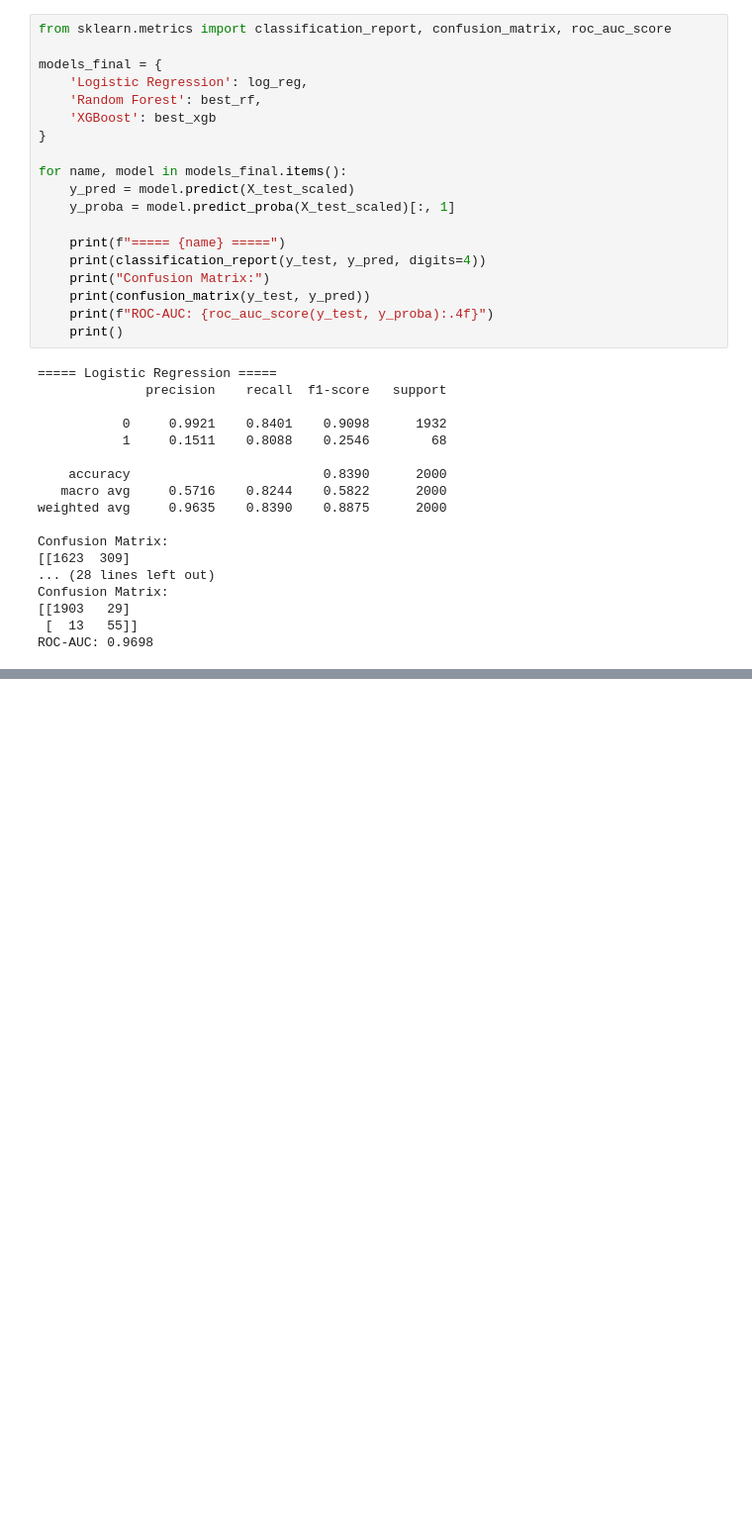
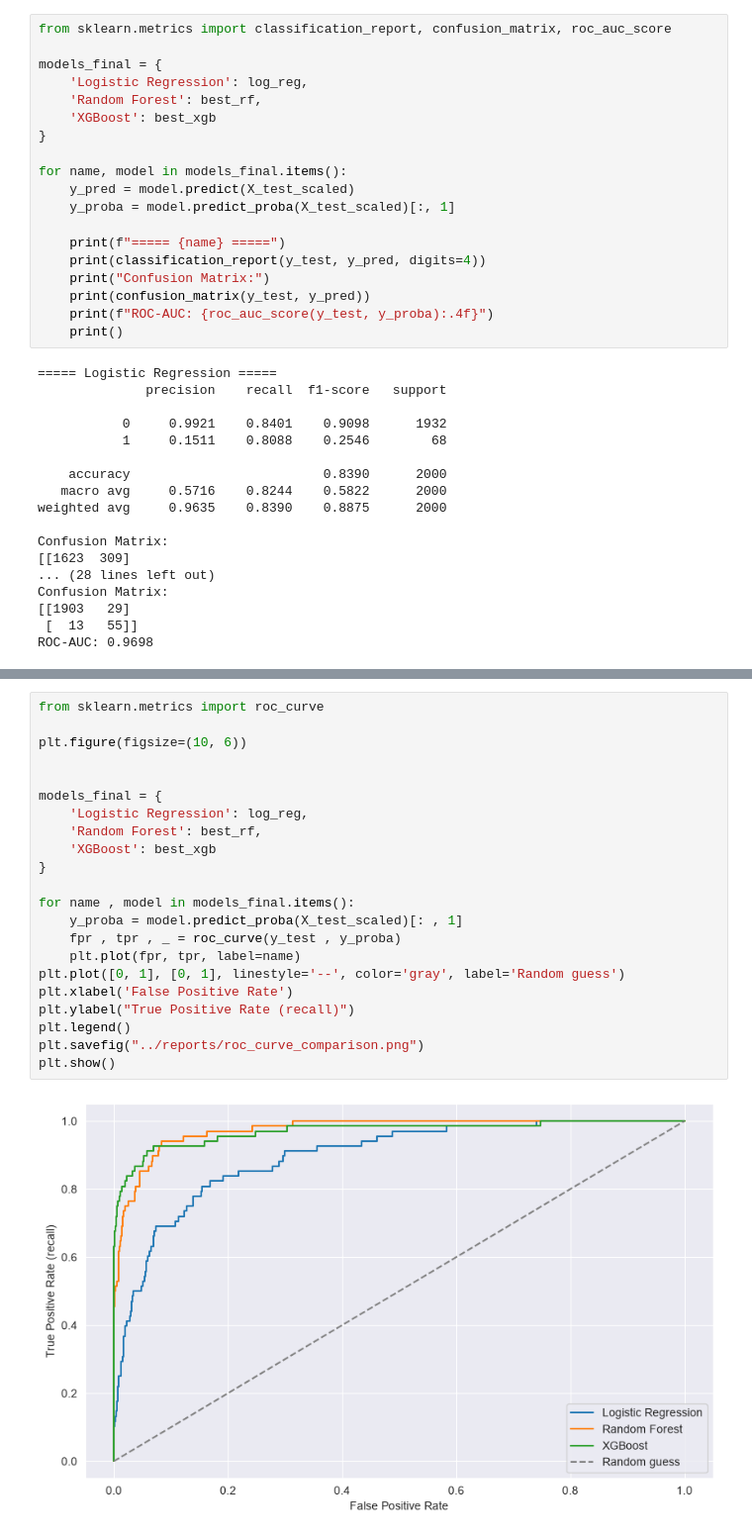
Before and after one commit to amiralavidev/Undergraduate-Project_Predictive-Maintenance, a Jupyter notebook: notebooks/03_model_learning.ipynb, the cells around one changed output, grey strips where cells are left out. Shown at 99% size. Saved outputs shown, nothing was run; the diff lists cells and outputs as text; blank space fills up the shorter version.

```diff
--- a/notebooks/03_model_learning.ipynb
+++ b/notebooks/03_model_learning.ipynb
@@ -369,0 +415,24 @@ ROC-AUC: 0.9698
+# %%
+from sklearn.metrics import roc_curve
+
+plt.figure(figsize=(10, 6))
+
+
+models_final = {
+    'Logistic Regression': log_reg,
+    'Random Forest': best_rf,
+    'XGBoost': best_xgb
+}
+
+for name , model in models_final.items():
+    y_proba = model.predict_proba(X_test_scaled)[: , 1]
+    fpr , tpr , _ = roc_curve(y_test , y_proba)
+    plt.plot(fpr, tpr, label=name)
+plt.plot([0, 1], [0, 1], linestyle='--', color='gray', label='Random guess')
+plt.xlabel('False Positive Rate')
+plt.ylabel("True Positive Rate (recall)")
+plt.legend()
+plt.savefig("../reports/roc_curve_comparison.png")
+plt.show()
+# %% [output]
+[figure, added]
```
Also changed, not shown: parts of 5 cells of this notebook, 4 other files.
